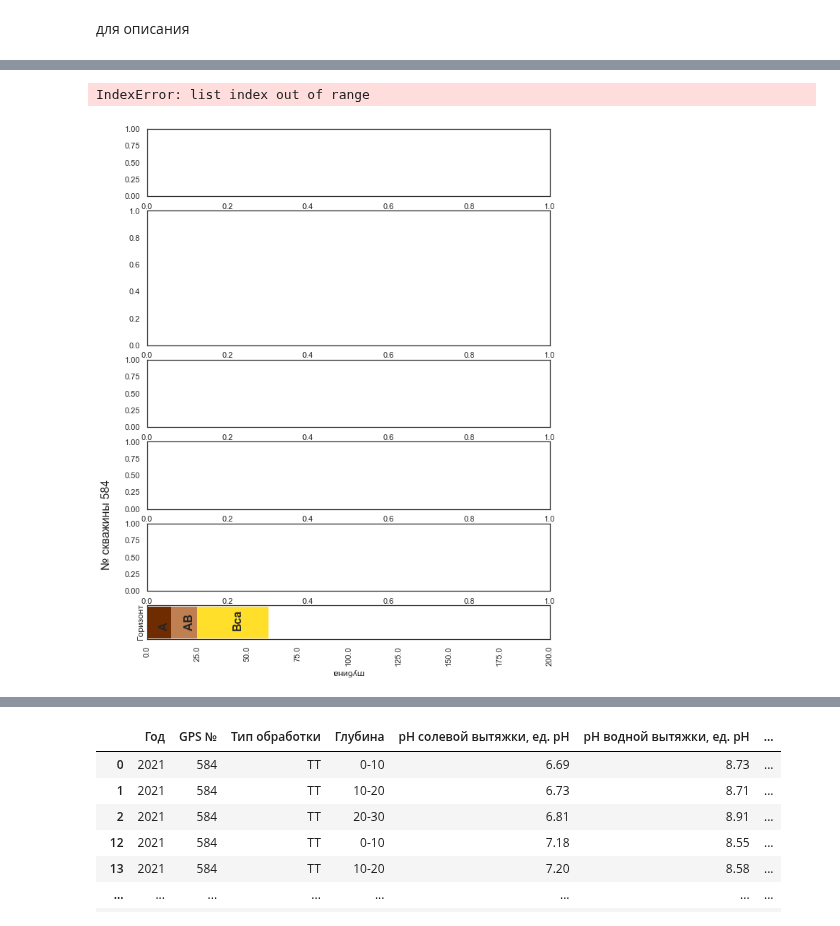
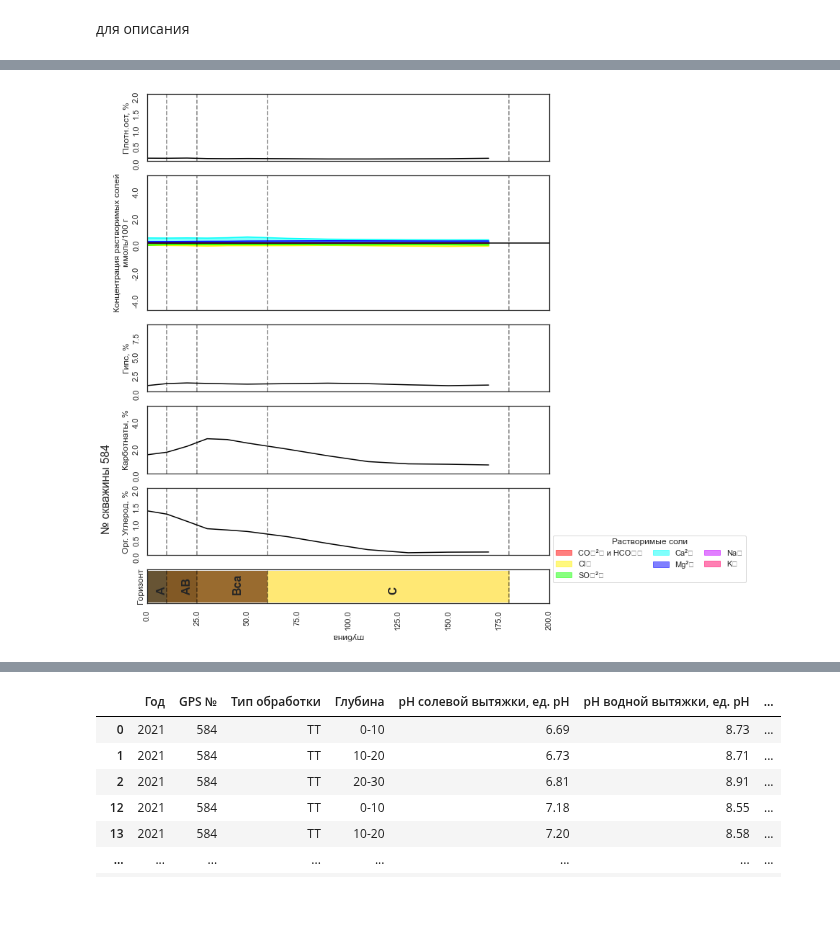
Before and after one commit to hukitoc94/total_archangelskiy, a Jupyter notebook: field_scale/field_data/field_data_analis.ipynb, the cells around one changed output, grey strips where cells are left out. Drawn from its saved outputs; the diff is of its cells as text; code cells hidden in the pictures.

```diff
--- a/field_scale/field_data/field_data_analis.ipynb
+++ b/field_scale/field_data/field_data_analis.ipynb
@@ -549,6 +549,7 @@ def profile_plot(sample,plot_name , horizonts = None,depth = None, colors = None
             ax[-1].fill_between(x =depth[hor],y1 = 2, color=colors[hor],  hatch = ['+'])
             text_position = (depth[hor][1] - depth[hor][0])/2 + depth[hor][0]
             ax[-1].text(x = text_position , y = 0.6, s = horizonts[hor],size = 16,weight='bold' , rotation = 90)
+            ax[-1].axvline(depth[hor][1],color =  "black", alpha = 0.5, linestyle = "--")
 
     ax_num = [2,3,4]
     for num, prop in enumerate(agrochem_features):
@@ -635,8 +635,8 @@ IndexError: list index out of range
 # %%
-horizonts = ['A',"AB" , "Bca",'B','C']
-depth = [[0,12],[12,25], [25 ,60],[60,110],[110,200]]
+horizonts = ['A',"AB" , "Bca",'C']
+depth = [[0,10],[10,25], [25 ,60],[60,180]]
+colors =["#675434","#825925","#996B2F", "#FFE874"]
 profile_plot(agrochemistry_total[agrochemistry_total["GPS №"] == '584'], '584' , horizonts, depth, colors)
 # %% [output]
-IndexError: list index out of range
-[figure, old version]
+[figure, new version]
 # %%
```
Also changed, not shown: parts of 22 cells of this notebook, 10 other files.
